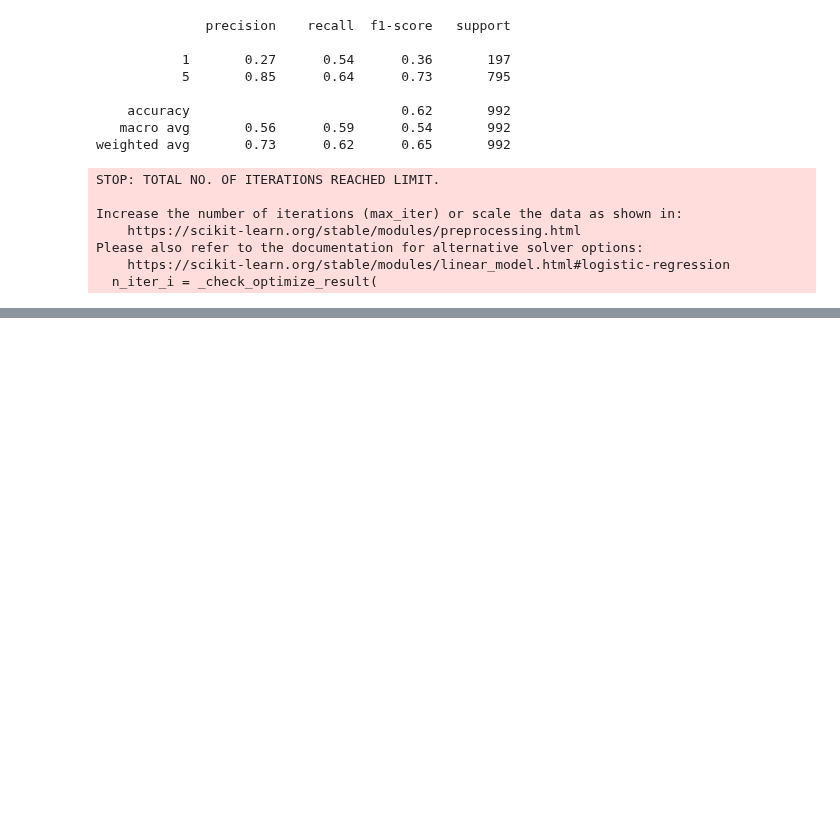
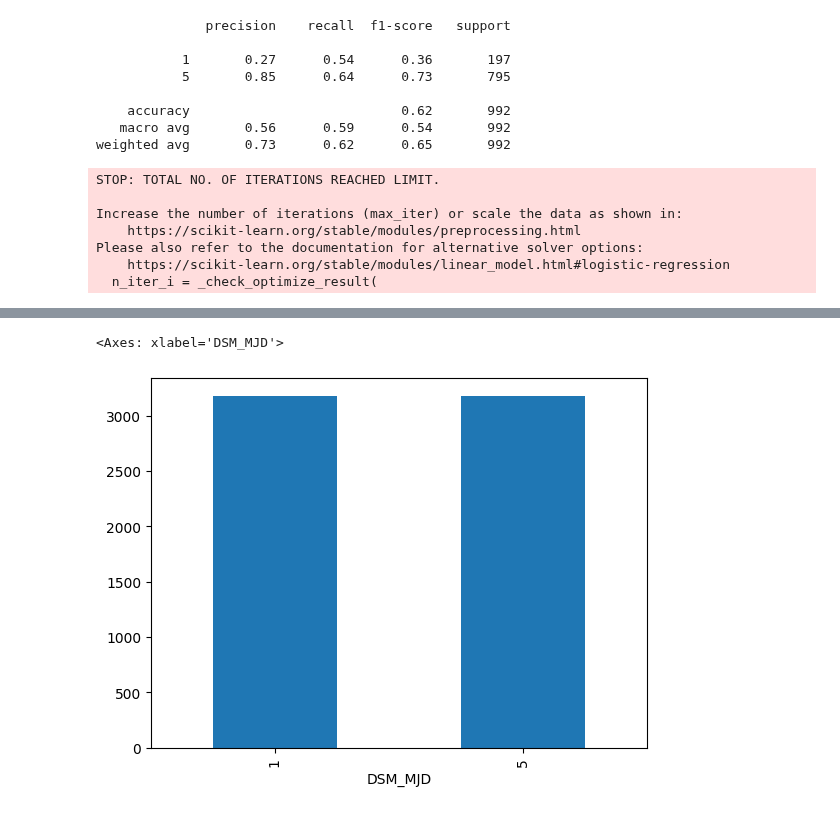
Before and after one commit to samroska/milestone-2-siads-696, a Jupyter notebook: Notebook1.ipynb, the cells around one changed output, grey strips where cells are left out. Drawn from its saved outputs; the diff is of its cells as text; code cells hidden in the pictures; blank space fills up the shorter version.

Commit message:
add: SMOTE

```diff
--- a/Notebook1.ipynb
+++ b/Notebook1.ipynb
@@ -178,0 +183,8 @@ Please also refer to the documentation for alternative solver options:
+# %%
+smote = SMOTE(random_state = 42)
+X_smote, y_smote = smote.fit_resample(X_train,y_train)
+
+y_smote.value_counts().plot.bar()
+# %% [output]
+<Axes: xlabel='DSM_MJD'>
+[figure, added]
```
Also changed, not shown: parts of 3 cells of this notebook.
